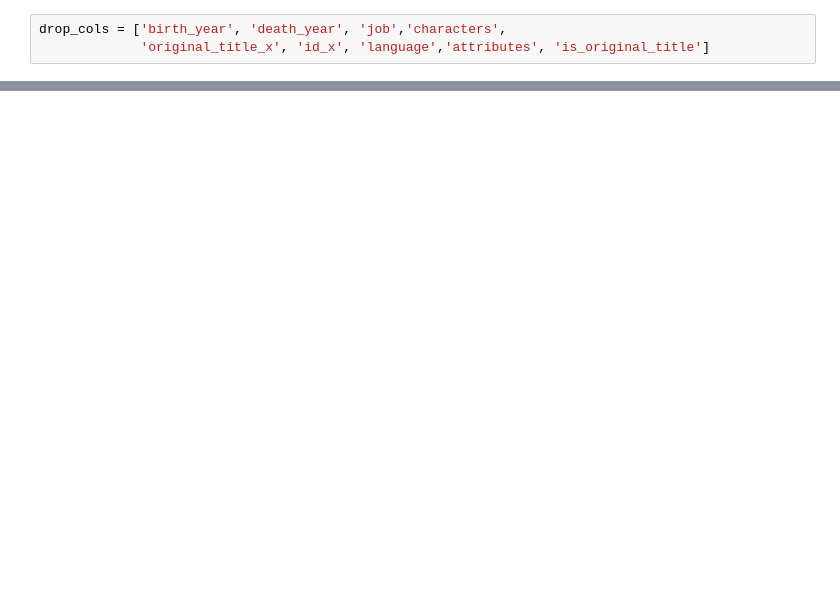
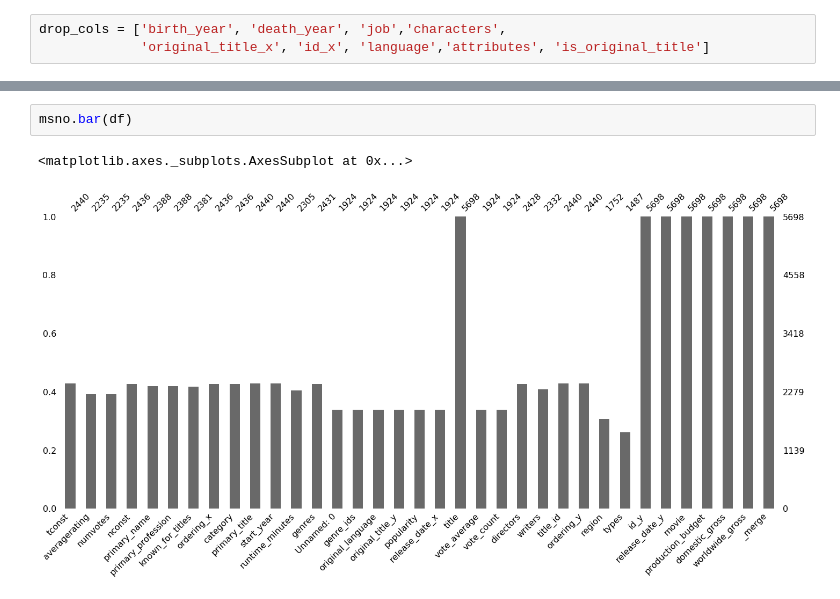
Before and after one commit to JillCarrie/Module1, a Jupyter notebook: data/project1.ipynb, the cells around one changed output, grey strips where cells are left out. Saved outputs shown, nothing was run; the diff lists cells and outputs as text; blank space fills up the shorter version.

```diff
--- a/data/project1.ipynb
+++ b/data/project1.ipynb
@@ -504,0 +592,5 @@ df.drop(drop_cols, axis=1)
+# %%
+msno.bar(df)
+# %% [output]
+<matplotlib.axes._subplots.AxesSubplot at 0x...>
+[figure, added]
```
Also changed, not shown: parts of 28 cells of this notebook.
